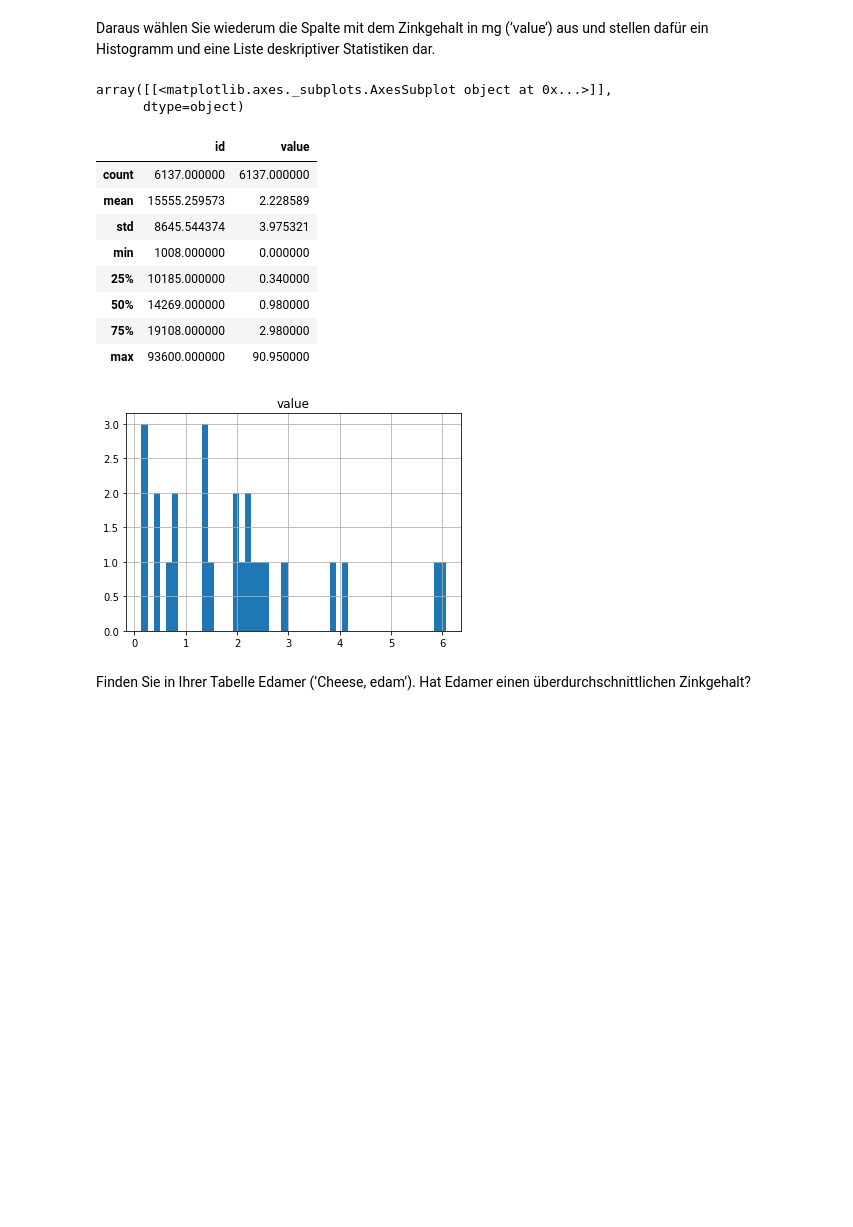
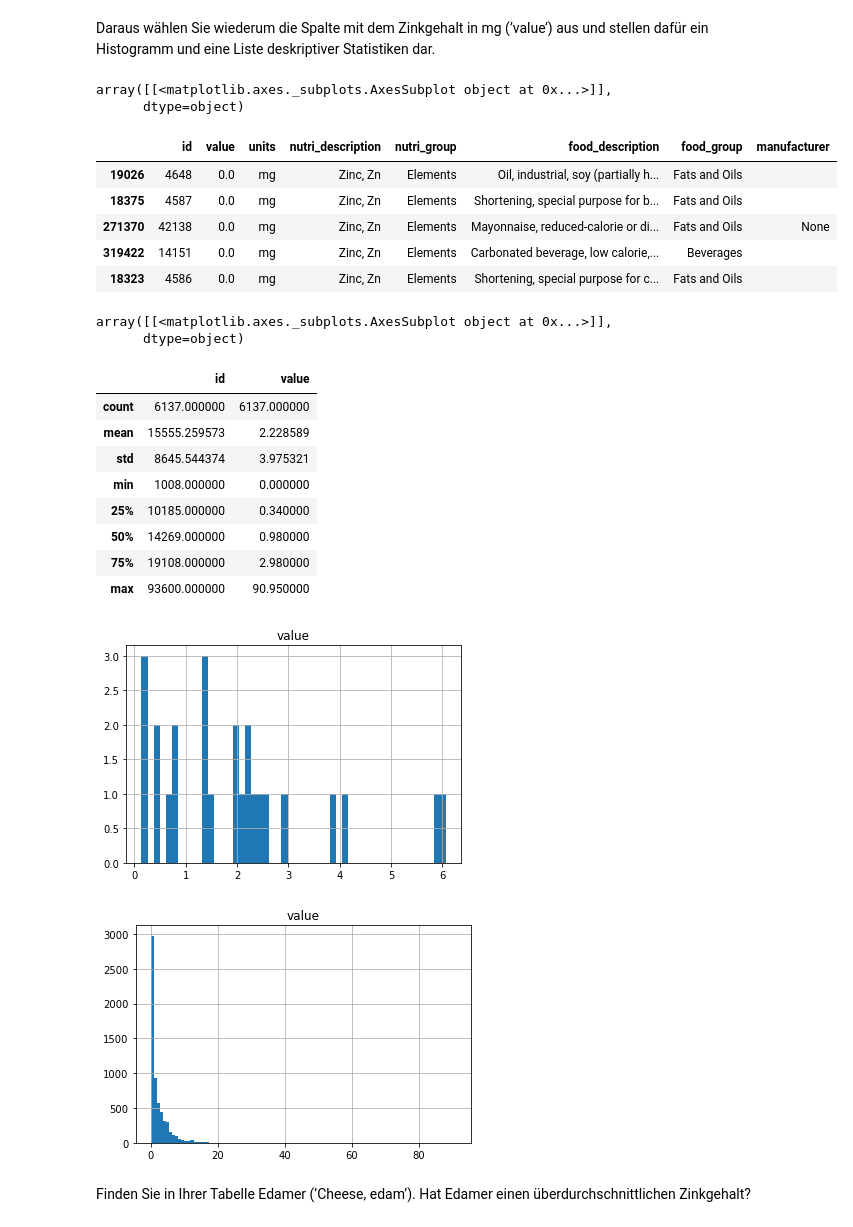
Before and after one commit to LasterSlaster/ML_A2, a Jupyter notebook: Aufgabe1.ipynb, the cells around one changed output. Saved outputs shown, nothing was run; the diff lists cells and outputs as text; code cells hidden in the pictures; blank space fills up the shorter version.

```diff
--- a/Aufgabe1.ipynb
+++ b/Aufgabe1.ipynb
@@ -283,22 +301,35 @@ Histogramm und eine Liste deskriptiver Statistiken dar.
 # %%
 import matplotlib.pyplot as plt
 df_grouped_mean_zink = df_zink.groupby(["food_group"]).mean()
 display(df_grouped_mean_zink.hist(column="value", bins=df_grouped_mean_zink.size))
-#df_zink.food_group.drop_duplicates()
+
+df_zink_sorted = df_zink.sort_values("value")
+display(df_zink_sorted.head())
+
+display(df_zink_sorted.hist(column="value", bins=100))
 df_zink.describe()
 # %% [output]
 array([[<matplotlib.axes._subplots.AxesSubplot object at 0x...>]],
       dtype=object)
-|  | id | value |
-| count | 6137.000000 | 6137.000000 |
-| mean | 15555.259573 | 2.228589 |
-| std | 8645.544374 | 3.975321 |
-| min | 1008.000000 | 0.000000 |
-| 25% | 10185.000000 | 0.340000 |
-| 50% | 14269.000000 | 0.980000 |
-| 75% | 19108.000000 | 2.980000 |
-| max | 93600.000000 | 90.950000 |
+|  | id | value | units | nutri_description | nutri_group | food_description | food_group | manufacturer |
+| 19026 | 4648 | 0.0 | mg | Zinc, Zn | Elements | Oil, industrial, soy (partially h... | Fats and Oils |  |
+| 18375 | 4587 | 0.0 | mg | Zinc, Zn | Elements | Shortening, special purpose for b... | Fats and Oils |  |
+| 271370 | 42138 | 0.0 | mg | Zinc, Zn | Elements | Mayonnaise, reduced-calorie or di... | Fats and Oils | None |
+| 319422 | 14151 | 0.0 | mg | Zinc, Zn | Elements | Carbonated beverage, low calorie,... | Beverages |  |
+| 18323 | 4586 | 0.0 | mg | Zinc, Zn | Elements | Shortening, special purpose for c... | Fats and Oils |  |
+array([[<matplotlib.axes._subplots.AxesSubplot object at 0x...>]],
+      dtype=object)
+|  | id | value |
+| count | 6137.000000 | 6137.000000 |
+| mean | 15555.259573 | 2.228589 |
+| std | 8645.544374 | 3.975321 |
+| min | 1008.000000 | 0.000000 |
+| 25% | 10185.000000 | 0.340000 |
+| 50% | 14269.000000 | 0.980000 |
+| 75% | 19108.000000 | 2.980000 |
+| max | 93600.000000 | 90.950000 |
 [figure]
+[figure, added]
 # %% [markdown]
 Finden Sie in Ihrer Tabelle Edamer
 (’Cheese, edam’). Hat Edamer einen überdurchschnittlichen Zinkgehalt?
```
Also changed, not shown: parts of 9 cells of this notebook.
